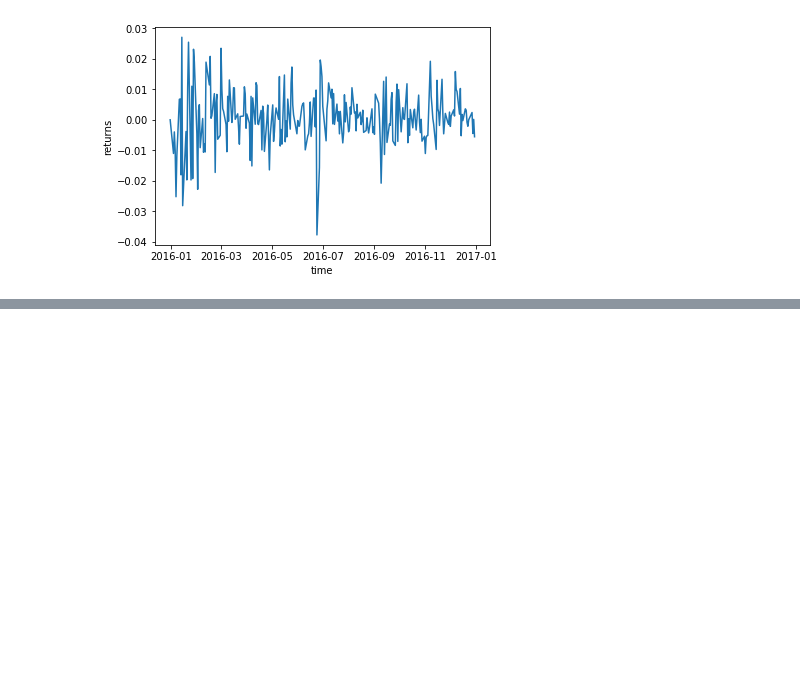
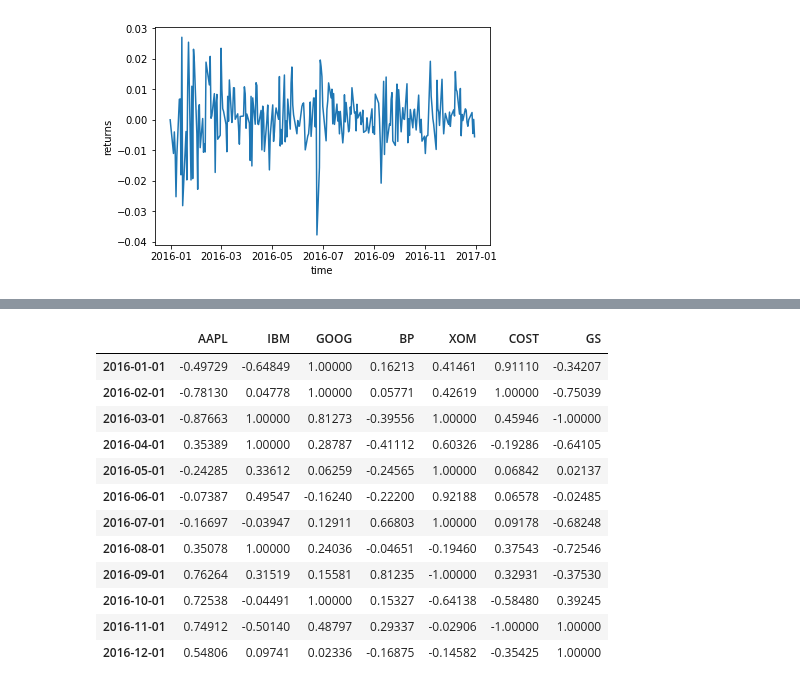
Before and after one commit to infinityandacrylic/treehouse-finance-test, a Jupyter notebook: programming test.ipynb, the cells around one changed output, grey strips where cells are left out. Drawn from its saved outputs; the diff is of its cells as text; code cells hidden in the pictures; blank space fills up the shorter version.

Commit message:
Q4 portfolio weights

```diff
--- a/programming test.ipynb
+++ b/programming test.ipynb
@@ -173,0 +186,10 @@ empyrical.stats.conditional_value_at_risk(portfolioReturn, 0.05)
+# %%
+import numpy as np
+from scipy.stats import norm
+
+alpha = 0.05
+mu = portfolioReturn.mean()
+sigma = portfolioReturn.std()
+z_alpha = norm.ppf(alpha)
+
+print(round(mu + z_alpha*sigma, 3))
@@ -173,0 +229,41 @@ empyrical.stats.conditional_value_at_risk(portfolioReturn, 0.05)
+# %%
+from dateutil.relativedelta import relativedelta
+from pypfopt import risk_models
+from pypfopt import expected_returns
+from pypfopt.efficient_frontier import EfficientFrontier
+
+start = dfPrice.index[1]
+dateNeeded = str(dfPrice.index[-1].year)+'-'+str(dfPrice.index[-1].month-2)+'-01'
+startEnd = pd.to_datetime(dateNeeded)
+
+dictWeight = {}
+
+while start != startEnd:
+    end = start+relativedelta(months=3)
+    pricesLookBack = dfPrice[start:end]
+
+    mu = expected_returns.mean_historical_return(pricesLookBack)
+    sigma = risk_models.sample_cov(pricesLookBack)
+    ef = EfficientFrontier(mu, sigma, weight_bounds=(-1,1))
+    weights = ef.max_sharpe()
+    cleanWeights = ef.clean_weights()
+
+    dictWeight[end] = list(cleanWeights.values())
+
+    start = start+relativedelta(months=1)
+
+pd.DataFrame.from_dict(dictWeight, orient= 'index', columns = tickers)
+# %% [output]
+|  | AAPL | IBM | GOOG | BP | XOM | COST | GS |
+| 2016-01-01 | -0.49729 | -0.64849 | 1.00000 | 0.16213 | 0.41461 | 0.91110 | -0.34207 |
+| 2016-02-01 | -0.78130 | 0.04778 | 1.00000 | 0.05771 | 0.42619 | 1.00000 | -0.75039 |
+| 2016-03-01 | -0.87663 | 1.00000 | 0.81273 | -0.39556 | 1.00000 | 0.45946 | -1.00000 |
+| 2016-04-01 | 0.35389 | 1.00000 | 0.28787 | -0.41112 | 0.60326 | -0.19286 | -0.64105 |
+| 2016-05-01 | -0.24285 | 0.33612 | 0.06259 | -0.24565 | 1.00000 | 0.06842 | 0.02137 |
+| 2016-06-01 | -0.07387 | 0.49547 | -0.16240 | -0.22200 | 0.92188 | 0.06578 | -0.02485 |
+| 2016-07-01 | -0.16697 | -0.03947 | 0.12911 | 0.66803 | 1.00000 | 0.09178 | -0.68248 |
+| 2016-08-01 | 0.35078 | 1.00000 | 0.24036 | -0.04651 | -0.19460 | 0.37543 | -0.72546 |
+| 2016-09-01 | 0.76264 | 0.31519 | 0.15581 | 0.81235 | -1.00000 | 0.32931 | -0.37530 |
+| 2016-10-01 | 0.72538 | -0.04491 | 1.00000 | 0.15327 | -0.64138 | -0.58480 | 0.39245 |
+| 2016-11-01 | 0.74912 | -0.50140 | 0.48797 | 0.29337 | -0.02906 | -1.00000 | 1.00000 |
+| 2016-12-01 | 0.54806 | 0.09741 | 0.02336 | -0.16875 | -0.14582 | -0.35425 | 1.00000 |
```
Also changed, not shown: parts of 8 cells of this notebook.
